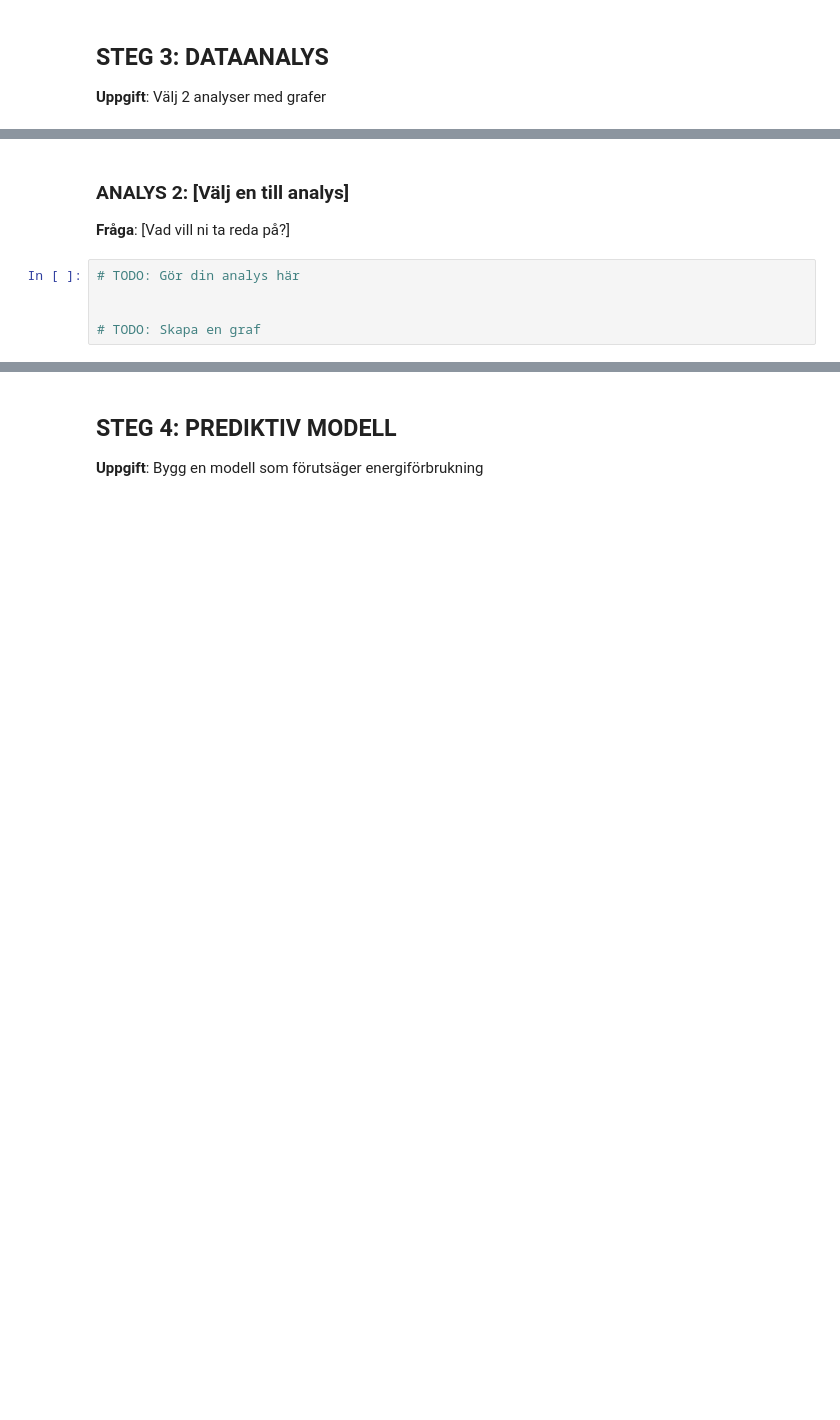
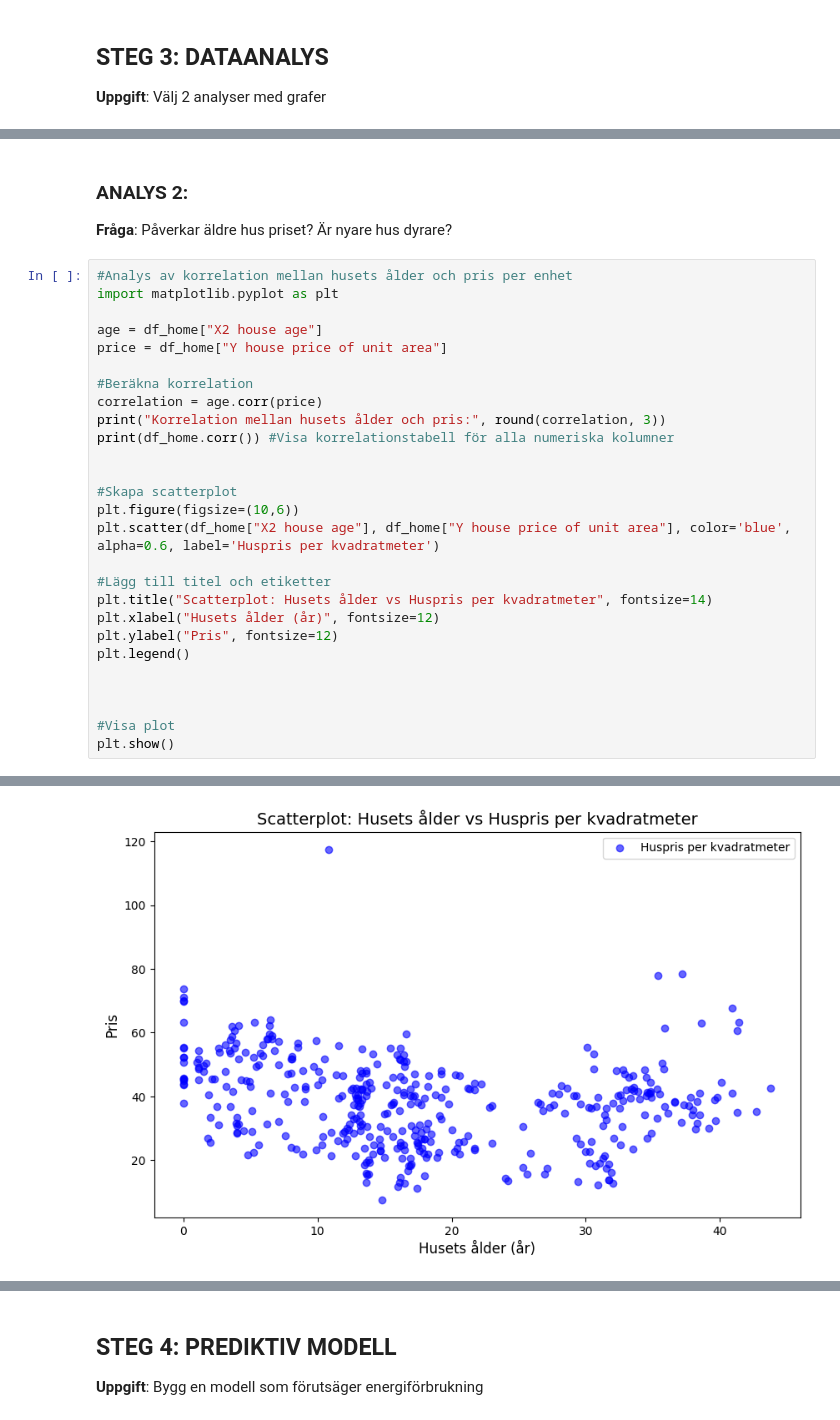
Before and after one commit to patriciaanna6/big-data-iot-labs, a Jupyter notebook: mini-projekt/Mini_Projekt_Mall.ipynb, the cells around one changed output, grey strips where cells are left out. Cells and saved outputs as stored; diff of their text form; blank space fills up the shorter version.

```diff
--- a/mini-projekt/Mini_Projekt_Mall.ipynb
+++ b/mini-projekt/Mini_Projekt_Mall.ipynb
@@ -125,11 +139,34 @@ import matplotlib.pyplot as plt
 
 ---
 # %% [markdown]
-### ANALYS 2: [Välj en till analys]
+### ANALYS 2:
 
-**Fråga**: [Vad vill ni ta reda på?]
+**Fråga**: Påverkar äldre hus priset? Är nyare hus dyrare?
 # %%
-# TODO: Gör din analys här
+#Analys av korrelation mellan husets ålder och pris per enhet
+import matplotlib.pyplot as plt
+
+age = df_home["X2 house age"]
+price = df_home["Y house price of unit area"]
+
+#Beräkna korrelation
+correlation = age.corr(price)
+print("Korrelation mellan husets ålder och pris:", round(correlation, 3))
+print(df_home.corr()) #Visa korrelationstabell för alla numeriska kolumner
 
 
-# TODO: Skapa en graf
+#Skapa scatterplot
+plt.figure(figsize=(10,6))
+plt.scatter(df_home["X2 house age"], df_home["Y house price of unit area"], color='blue', alpha=0.6, label='Huspris per kvadratmeter')
+
+#Lägg till titel och etiketter
+plt.title("Scatterplot: Husets ålder vs Huspris per kvadratmeter", fontsize=14)
+plt.xlabel("Husets ålder (år)", fontsize=12)
+plt.ylabel("Pris", fontsize=12)
+plt.legend()
+
+
+
+#Visa plot
+plt.show()
+# %% [output]
@@ -136 +190,2 @@ import matplotlib.pyplot as plt
+[figure, added]
 # %% [markdown]
```
Also changed, not shown: parts of 15 cells of this notebook, 1 other file.
